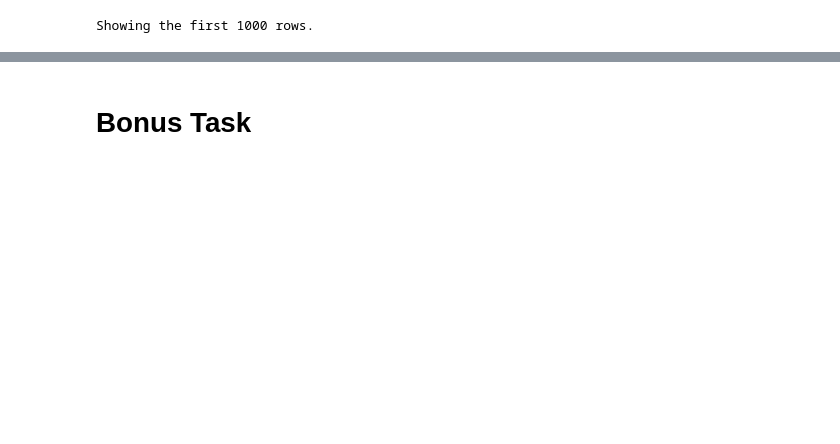
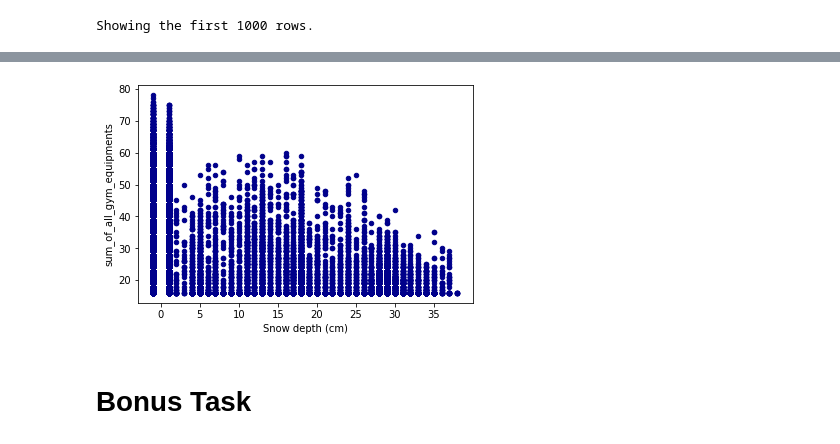
Before and after one commit to jimtodd92/OutdoorGymAnalytics, a Jupyter notebook: src/notebooks/exploratory_analytics.ipynb, the cells around one changed output, grey strips where cells are left out. Cells and saved outputs as stored; diff of their text form; code cells hidden in the pictures; blank space fills up the shorter version.

```diff
--- a/src/notebooks/exploratory_analytics.ipynb
+++ b/src/notebooks/exploratory_analytics.ipynb
@@ -284,0 +283,4 @@ Showing the first 1000 rows.
+# %%
+pdf = df_weather_gym_merged.toPandas()
+# Remove -1 values, and replace O with noise.
+pdf = pdf.replace({'0':1.0})[['sum_of_all_gym_equipments', 'Snow depth (cm)']][pdf['Snow depth (cm)']!=-1]
@@ -285,2 +289,10 @@ Showing the first 1000 rows.
+# %%
+# Snow depth vs gym usage.
+pdf.plot.scatter(x='Snow depth (cm)',
+                       y = 'sum_of_all_gym_equipments',
+                       c='DarkBlue')
+# Interpretation: Gym usage is more when snow depth is less, and less when snow depth is more.
+# %% [output]
+[figure, added]
 # %% [markdown]
 # Bonus Task
```
Also changed, not shown: parts of 16 cells of this notebook.
